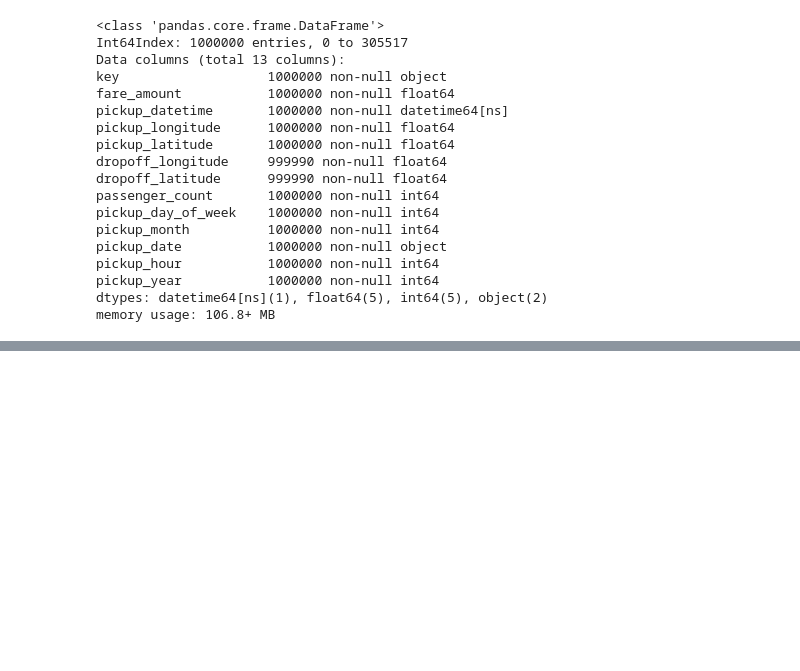
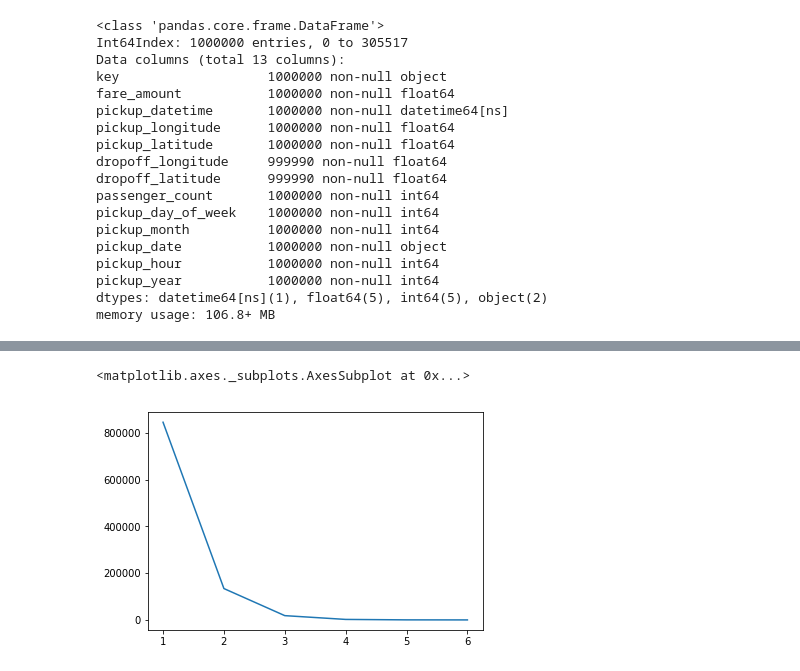
Before and after one commit to sreelakshminarayanan/nyctaxianalysis, a Jupyter notebook: taxiprediction.ipynb, the cells around one changed output, grey strips where cells are left out. Drawn from its saved outputs; the diff is of its cells as text; code cells hidden in the pictures; blank space fills up the shorter version.

```diff
--- a/taxiprediction.ipynb
+++ b/taxiprediction.ipynb
@@ -157,0 +288,4 @@ train_df.describe()
+# %%
+train_df["pickup_longitude"] = train_df['pickup_longitude'].apply(lambda x:round(x,2))
+# %%
+train_df["pickup_latitude"] = train_df['pickup_latitude'].apply(lambda x:round(x,2))
@@ -157,0 +301,2 @@ train_df.describe()
+# %%
+train_df['demand']=train_df.groupby(['interval','pickup_longitude','pickup_latitude'])['interval'].transform('count')
@@ -157,0 +312,5 @@ train_df.describe()
+# %%
+train_df['demand'].value_counts().sort_index().plot()
+# %% [output]
+<matplotlib.axes._subplots.AxesSubplot at 0x...>
+[figure, added]
```
Also changed, not shown: parts of 38 cells of this notebook.
